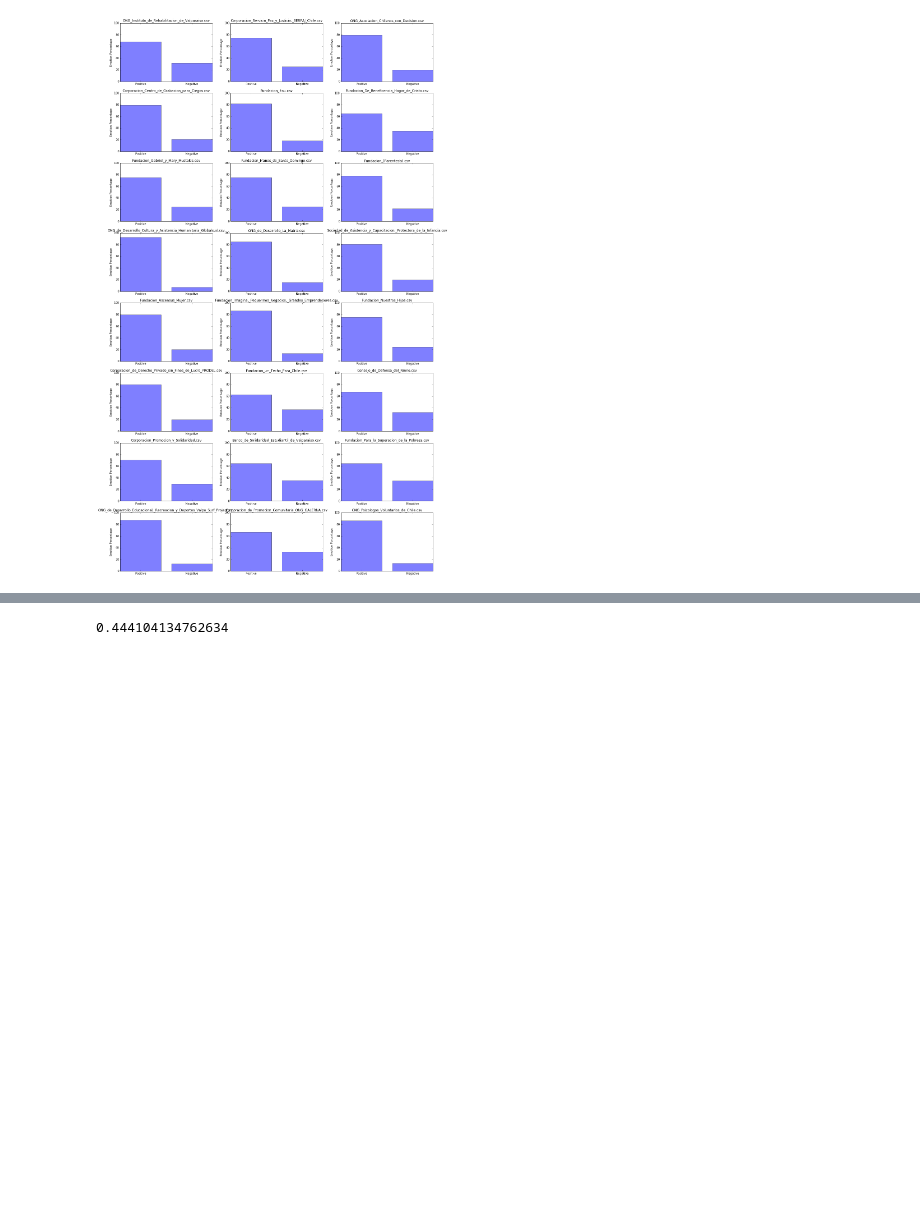
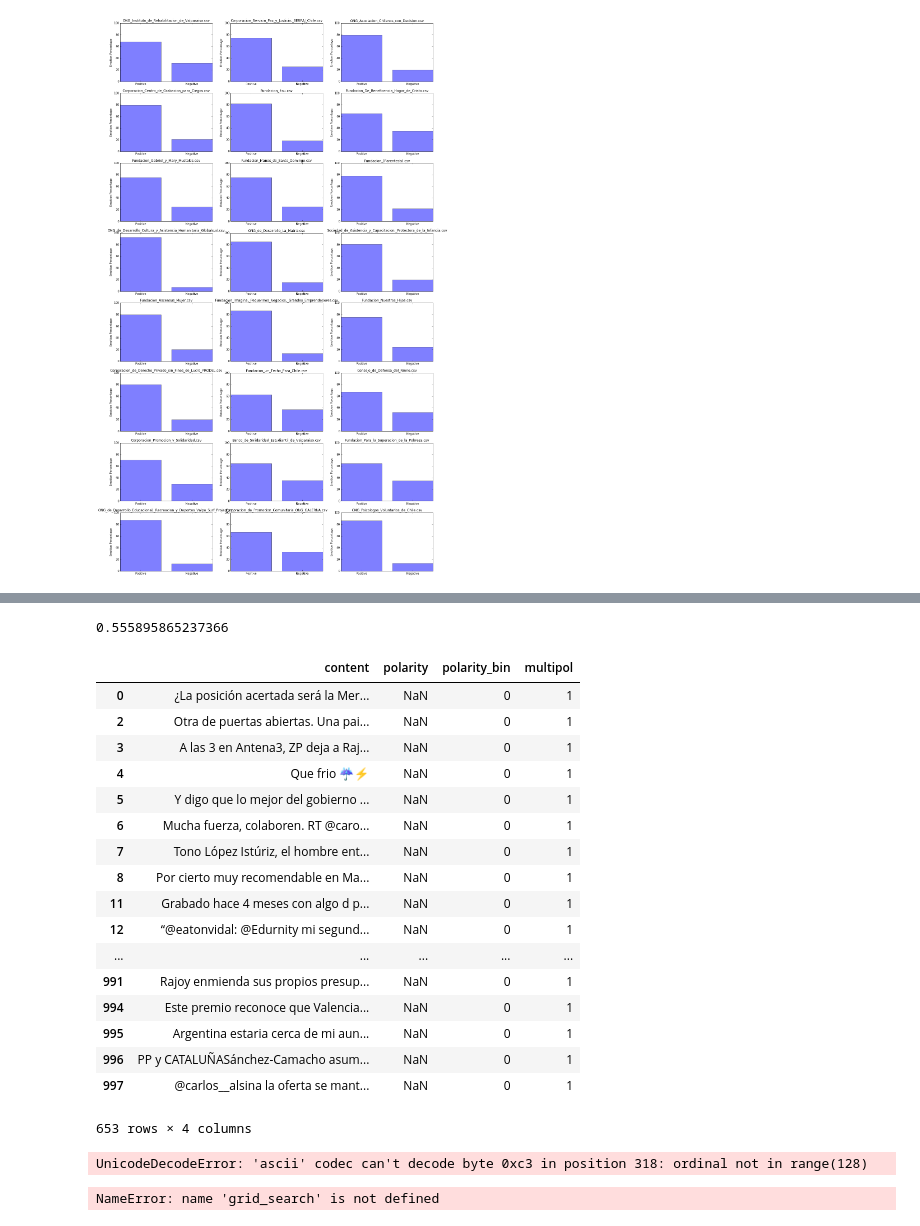
Before and after one commit to vansimonsen/Spanish-NLP, a Jupyter notebook: NLP Test.ipynb, the cells around one changed output, grey strips where cells are left out. Drawn from its saved outputs; the diff is of its cells as text; code cells hidden in the pictures; blank space fills up the shorter version.

```diff
--- a/NLP Test.ipynb
+++ b/NLP Test.ipynb
@@ -512,15 +537,36 @@ multipipe = Pipeline([
              )),
 ])
 # %%
-multipipe.fit(tweets_corpus.content, tweets_corpus.polarity_bin)
+multipipe.fit(tweets_corpus.content, tweets_corpus.multipol)
 multi_test = tweets_test
-multi_test['multipol'] = best_pipe.predict(multi_test.content)
+multi_test['multipol'] = multipipe.predict(multi_test.content)
 # %%
-my_t = tweets_test.polarity_bin.values
+my_t = tweets_test.multipol.values
 m_result = np.abs(my_t - my)
 np.bincount(m_result)[0]/float(m_result.shape[0])
 # %% [output]
-0.444104134762634
+0.555895865237366
+# %%
+multi_test
+# %% [output]
+|  | content | polarity | polarity_bin | multipol |
+| 0 | ¿La posición acertada será la Mer... | NaN | 0 | 1 |
+| 2 | Otra de puertas abiertas. Una pai... | NaN | 0 | 1 |
+| 3 | A las 3 en Antena3, ZP deja a Raj... | NaN | 0 | 1 |
+| 4 | Que frio ☔⚡ | NaN | 0 | 1 |
+| 5 | Y digo que lo mejor del gobierno ... | NaN | 0 | 1 |
+| 6 | Mucha fuerza, colaboren. RT @caro... | NaN | 0 | 1 |
+| 7 | Tono López Istúriz, el hombre ent... | NaN | 0 | 1 |
+| 8 | Por cierto muy recomendable en Ma... | NaN | 0 | 1 |
+| 11 | Grabado hace 4 meses con algo d p... | NaN | 0 | 1 |
+| 12 | “@eatonvidal: @Edurnity mi segund... | NaN | 0 | 1 |
+| ... | ... | ... | ... | ... |
+| 991 | Rajoy enmienda sus propios presup... | NaN | 0 | 1 |
+| 994 | Este premio reconoce que Valencia... | NaN | 0 | 1 |
+| 995 | Argentina estaria cerca de mi aun... | NaN | 0 | 1 |
+| 996 | PP y CATALUÑASánchez-Camacho asum... | NaN | 0 | 1 |
+| 997 | @carlos__alsina la oferta se mant... | NaN | 0 | 1 |
+653 rows × 4 columns
 # %%
 vectorizer = CountVectorizer(
                 analyzer = 'word',
@@ -546,4 +592,10 @@ parameters = {
 
 
 grid_search = GridSearchCV(pipeline, parameters, n_jobs=-1 , scoring='roc_auc')
-grid_search.fit(tweets_corpus.content, tweets_corpus.polarity_bin)
+grid_search.fit(tweets_corpus.content, tweets_corpus.multipol)
+# %% [output]
+UnicodeDecodeError: 'ascii' codec can't decode byte 0xc3 in position 318: ordinal not in range(128)
+# %%
+grid_search
+# %% [output]
+NameError: name 'grid_search' is not defined
```
Also changed, not shown: parts of 6 cells of this notebook, 2 other files.
